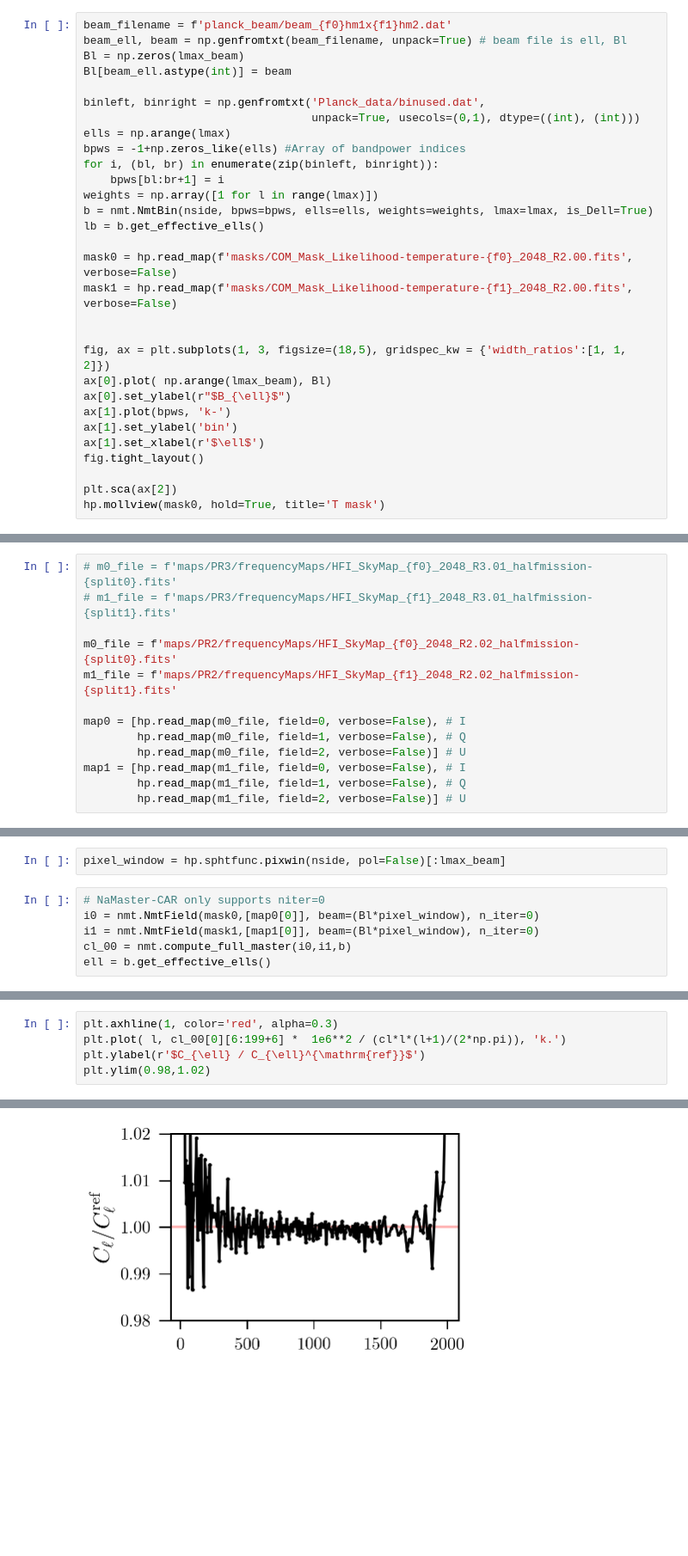
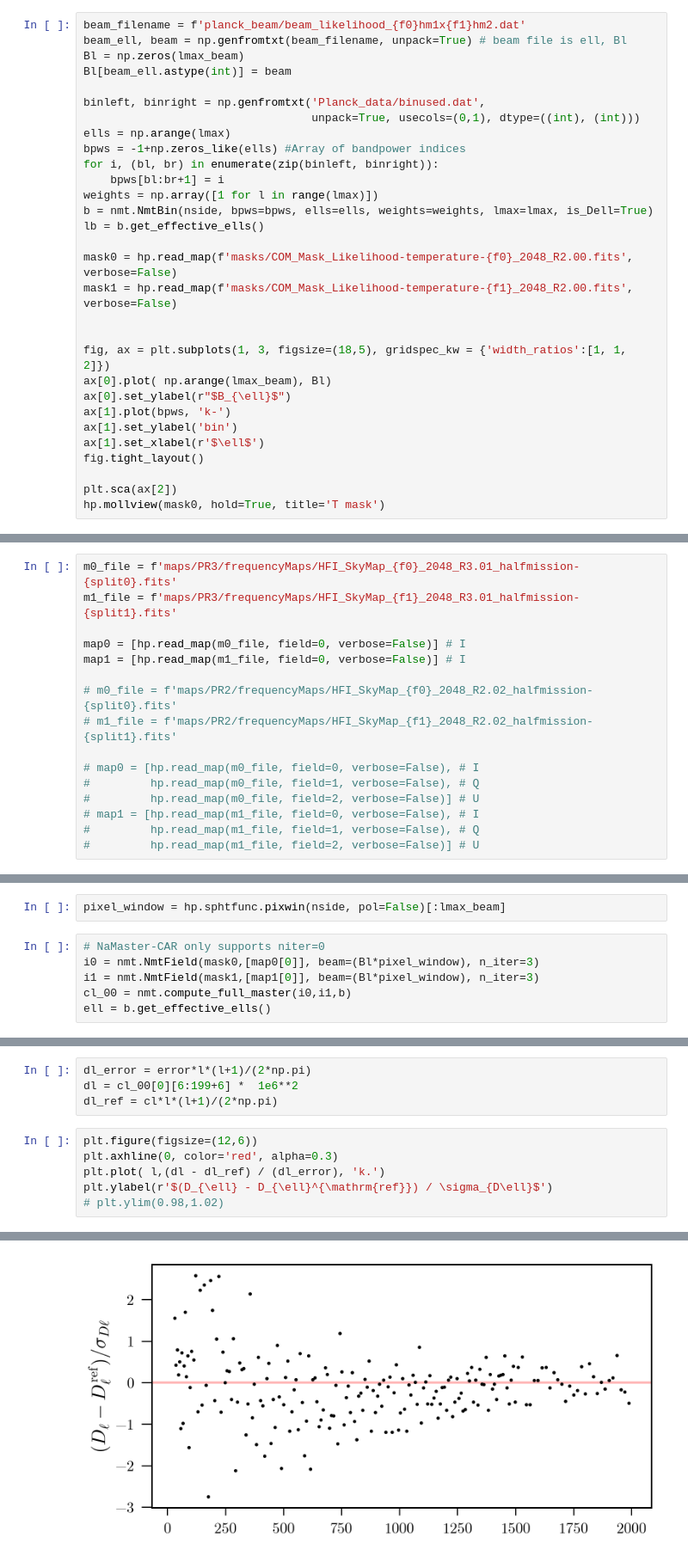
Before and after one commit to xzackli/PSpipe, a Jupyter notebook: project/Planck/Example 1. Cross Spectra.ipynb, the cells around one changed output, grey strips where cells are left out. Shown: that part at 86% size. Saved outputs shown, nothing was run; the diff lists cells and outputs as text; blank space fills up the shorter version.

Commit message:
new plotting routines for residuals

```diff
--- a/project/Planck/Example 1. Cross Spectra.ipynb
+++ b/project/Planck/Example 1. Cross Spectra.ipynb
@@ -18,7 +18,7 @@ lmax = 1997
 lmax_beam = 6500 # beam needs to extend to high enough ell for NaMaster
 nside = 2048
 # %%
-beam_filename = f'planck_beam/beam_{f0}hm1x{f1}hm2.dat'
+beam_filename = f'planck_beam/beam_likelihood_{f0}hm1x{f1}hm2.dat'
 beam_ell, beam = np.genfromtxt(beam_filename, unpack=True) # beam file is ell, Bl
 Bl = np.zeros(lmax_beam)
 Bl[beam_ell.astype(int)] = beam
@@ -59,16 +52,19 @@ plt.ylim(0,30)
 # %%
-# m0_file = f'maps/PR3/frequencyMaps/HFI_SkyMap_{f0}_2048_R3.01_halfmission-{split0}.fits'
-# m1_file = f'maps/PR3/frequencyMaps/HFI_SkyMap_{f1}_2048_R3.01_halfmission-{split1}.fits'
+m0_file = f'maps/PR3/frequencyMaps/HFI_SkyMap_{f0}_2048_R3.01_halfmission-{split0}.fits'
+m1_file = f'maps/PR3/frequencyMaps/HFI_SkyMap_{f1}_2048_R3.01_halfmission-{split1}.fits'
 
-m0_file = f'maps/PR2/frequencyMaps/HFI_SkyMap_{f0}_2048_R2.02_halfmission-{split0}.fits'
-m1_file = f'maps/PR2/frequencyMaps/HFI_SkyMap_{f1}_2048_R2.02_halfmission-{split1}.fits'
+map0 = [hp.read_map(m0_file, field=0, verbose=False)] # I
+map1 = [hp.read_map(m1_file, field=0, verbose=False)] # I
 
-map0 = [hp.read_map(m0_file, field=0, verbose=False), # I
-        hp.read_map(m0_file, field=1, verbose=False), # Q
-        hp.read_map(m0_file, field=2, verbose=False)] # U
-map1 = [hp.read_map(m1_file, field=0, verbose=False), # I
-        hp.read_map(m1_file, field=1, verbose=False), # Q
-        hp.read_map(m1_file, field=2, verbose=False)] # U
+# m0_file = f'maps/PR2/frequencyMaps/HFI_SkyMap_{f0}_2048_R2.02_halfmission-{split0}.fits'
+# m1_file = f'maps/PR2/frequencyMaps/HFI_SkyMap_{f1}_2048_R2.02_halfmission-{split1}.fits'
+
+# map0 = [hp.read_map(m0_file, field=0, verbose=False), # I
+#         hp.read_map(m0_file, field=1, verbose=False), # Q
+#         hp.read_map(m0_file, field=2, verbose=False)] # U
+# map1 = [hp.read_map(m1_file, field=0, verbose=False), # I
+#         hp.read_map(m1_file, field=1, verbose=False), # Q
+#         hp.read_map(m1_file, field=2, verbose=False)] # U
 # %%
 badpix0 = [(m < -1e30) for m in map0]
 badpix1 = [(m < -1e30) for m in map1]
@@ -79,8 +75,8 @@ map1 = [ (~bp).astype(float) * m for m, bp in zip(map1, badpix1) ]
 pixel_window = hp.sphtfunc.pixwin(nside, pol=False)[:lmax_beam]
 # %%
 # NaMaster-CAR only supports niter=0
-i0 = nmt.NmtField(mask0,[map0[0]], beam=(Bl*pixel_window), n_iter=0)
-i1 = nmt.NmtField(mask1,[map1[0]], beam=(Bl*pixel_window), n_iter=0)
+i0 = nmt.NmtField(mask0,[map0[0]], beam=(Bl*pixel_window), n_iter=3)
+i1 = nmt.NmtField(mask1,[map1[0]], beam=(Bl*pixel_window), n_iter=3)
 cl_00 = nmt.compute_full_master(i0,i1,b)
 ell = b.get_effective_ells()
 # %%
@@ -107,6 +103,11 @@ plt.xlim(10,500)
+# %%
+dl_error = error*l*(l+1)/(2*np.pi)
+dl = cl_00[0][6:199+6] *  1e6**2
+dl_ref = cl*l*(l+1)/(2*np.pi)
 # %%
-plt.axhline(1, color='red', alpha=0.3)
-plt.plot( l, cl_00[0][6:199+6] *  1e6**2 / (cl*l*(l+1)/(2*np.pi)), 'k.')
-plt.ylabel(r'$C_{\ell} / C_{\ell}^{\mathrm{ref}}$')
-plt.ylim(0.98,1.02)
+plt.figure(figsize=(12,6))
+plt.axhline(0, color='red', alpha=0.3)
+plt.plot( l,(dl - dl_ref) / (dl_error), 'k.')
+plt.ylabel(r'$(D_{\ell} - D_{\ell}^{\mathrm{ref}}) / \sigma_{D\ell}$')
+# plt.ylim(0.98,1.02)
 # %% [output]
@@ -114 +115 @@ plt.ylim(0.98,1.02)
-[figure, old version]
+[figure, new version]
```
Also changed, not shown: parts of 7 cells of this notebook, 1 other file.
